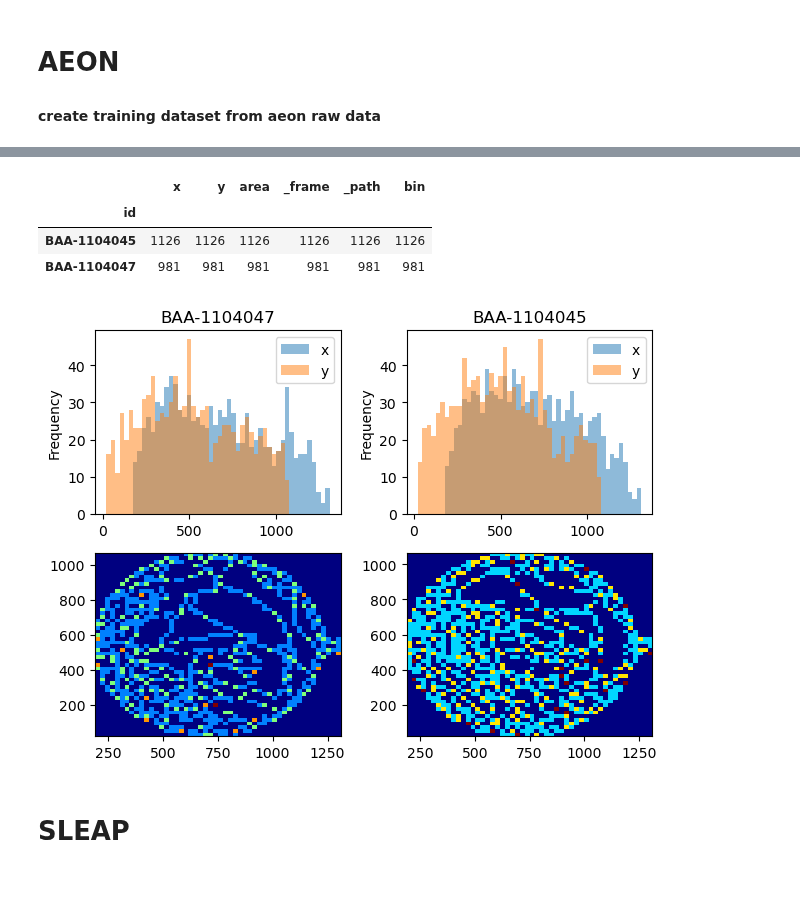
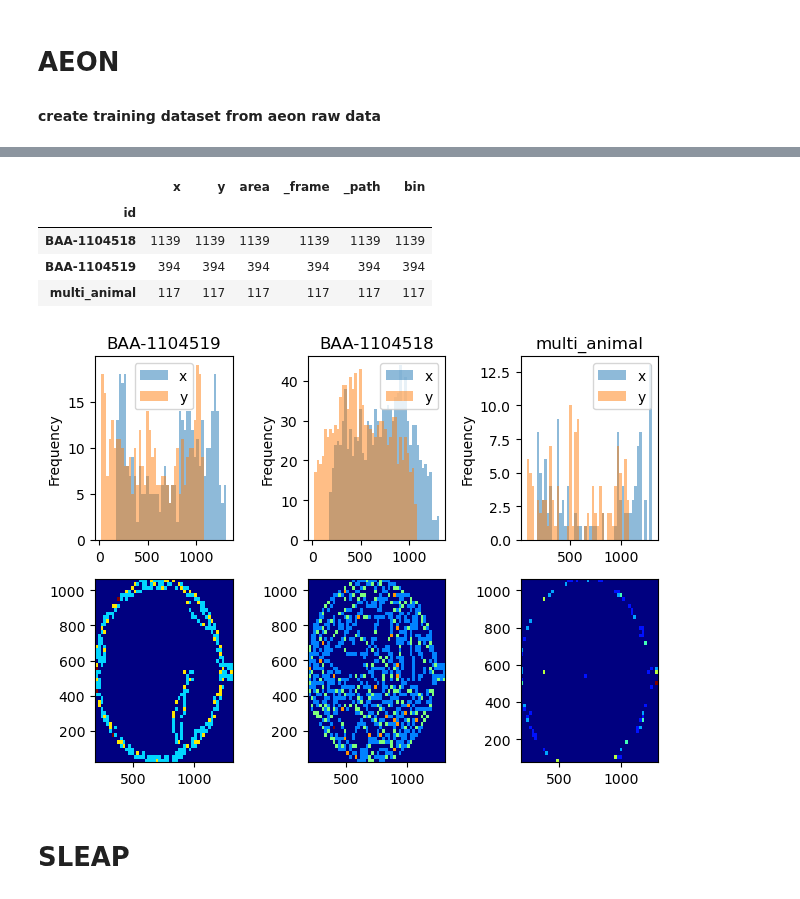
Before and after one commit to SainsburyWellcomeCentre/aeon_scratchpad, a Jupyter notebook: aeon_analysis/social/aeon_sleap.ipynb, the cells around one changed output, grey strips where cells are left out. Cells and saved outputs as stored; diff of their text form; code cells hidden in the pictures.

Commit message:
Update SLEAP notebook

```diff
--- a/aeon_analysis/social/aeon_sleap.ipynb
+++ b/aeon_analysis/social/aeon_sleap.ipynb
@@ -443,8 +443,10 @@ aeon3b_pattern = {
     },
     "session": "AEON3B_pattern_local",
     "multianimal_videos": [
-        r"C:\Users\chuan\Documents\SLEAP_Test\aeon3_multi\CameraTop_2023-03-29T11-00-00_TP1TP2.avi",  # TP1 and TP2: 11:22:37 - 11:22:57
-        r"C:\Users\chuan\Documents\SLEAP_Test\aeon3_multi\CameraTop_2023-03-29T11-00-00_multianimal.avi",  # all mice: 11:23:30 - 12:31:00
+        # TP1 and TP2: 11:22:37 - 11:22:57
+        r"C:\Users\chuan\Documents\SLEAP_Test\aeon3_multi\CameraTop_2023-03-29T11-00-00_TP1TP2.avi",
+        # all mice: 11:23:30 - 12:31:00
+        r"C:\Users\chuan\Documents\SLEAP_Test\aeon3_multi\CameraTop_2023-03-29T11-00-00_multianimal.avi",
         r"C:\Users\chuan\Documents\SLEAP_Test\aeon3_multi\CameraTop_2023-03-29T12-00-00_multianimal.avi",  # all mice
     ],
 }
@@ -659,3 +661,22 @@ aeon3_social_dev_b5350ff2 = {
     },
     "session": "aeon3_social_dev_b5350ff2",
 }
+
+aeon3_social_310524 = {
+    "root": "/ceph/aeon/aeon/data/raw/AEON3/social0.2/",
+    "subjects": {
+        "BAA-1104519": {  # no tattoo
+            "start": pd.Timestamp("2024-05-31 13:21:00"),
+            "end": pd.Timestamp("2024-05-31 14:00:00"),
+        },
+        "BAA-1104518": {  # tattooed
+            "start": pd.Timestamp("2024-05-31 15:05:00"),
+            "end": pd.Timestamp("2024-05-31 15:50:00"),
+        },
+        "multi_animal": {
+            "start": pd.Timestamp("2024-05-31 14:16:00"),
+            "end": pd.Timestamp("2024-05-31 15:00:00"),
+        },
+    },
+    "session": "aeon3_social_310524",
+}
@@ -696,11 +701,11 @@ aeon_api.load(
 # %%
-# extract single + multi-animal frames as a single csv
-all_subj_data = create_session_dataset(aeon3_social_dev_b5350ff2)
-all_subj_data.to_csv(f'{aeon3_social_dev_b5350ff2["session"]}.csv')
+# extract single + multi-animal frames
+all_subj_data = create_session_dataset(aeon3_social_310524)
 all_subj_data.groupby(["id"]).count()
 # %% [output]
 |  | x | y | area | _frame | _path | bin |
 | id |  |  |  |  |  |  |
-| BAA-1104045 | 1126 | 1126 | 1126 | 1126 | 1126 | 1126 |
-| BAA-1104047 | 981 | 981 | 981 | 981 | 981 | 981 |
+| BAA-1104518 | 1139 | 1139 | 1139 | 1139 | 1139 | 1139 |
+| BAA-1104519 | 394 | 394 | 394 | 394 | 394 | 394 |
+| multi_animal | 117 | 117 | 117 | 117 | 117 | 117 |
-[figure, old version]
+[figure, new version]
```
Also changed, not shown: parts of 13 cells of this notebook.
